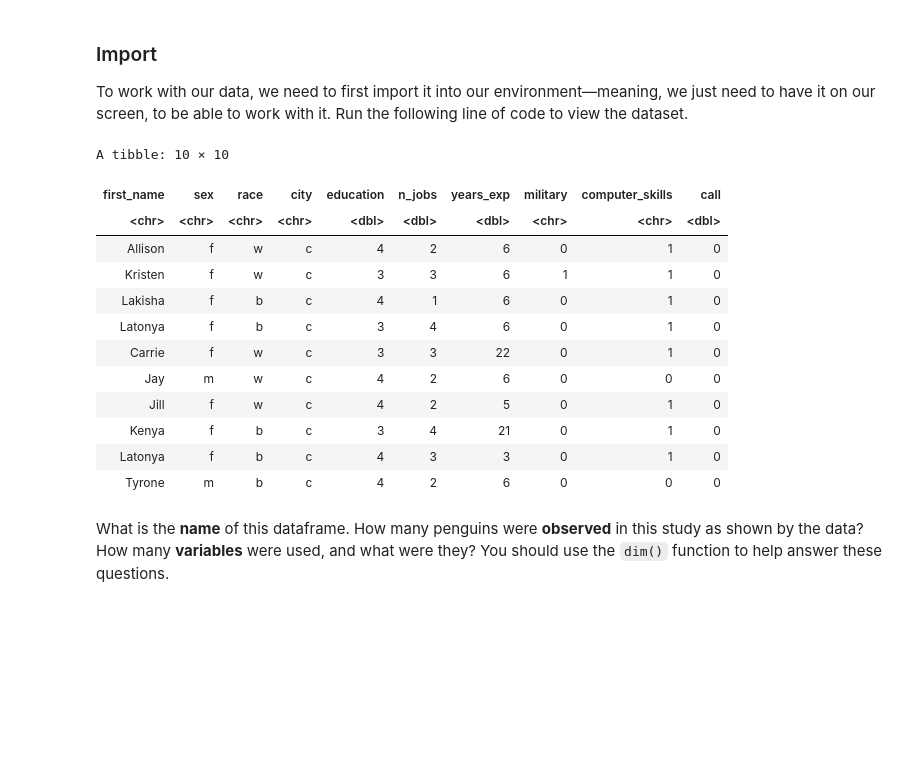
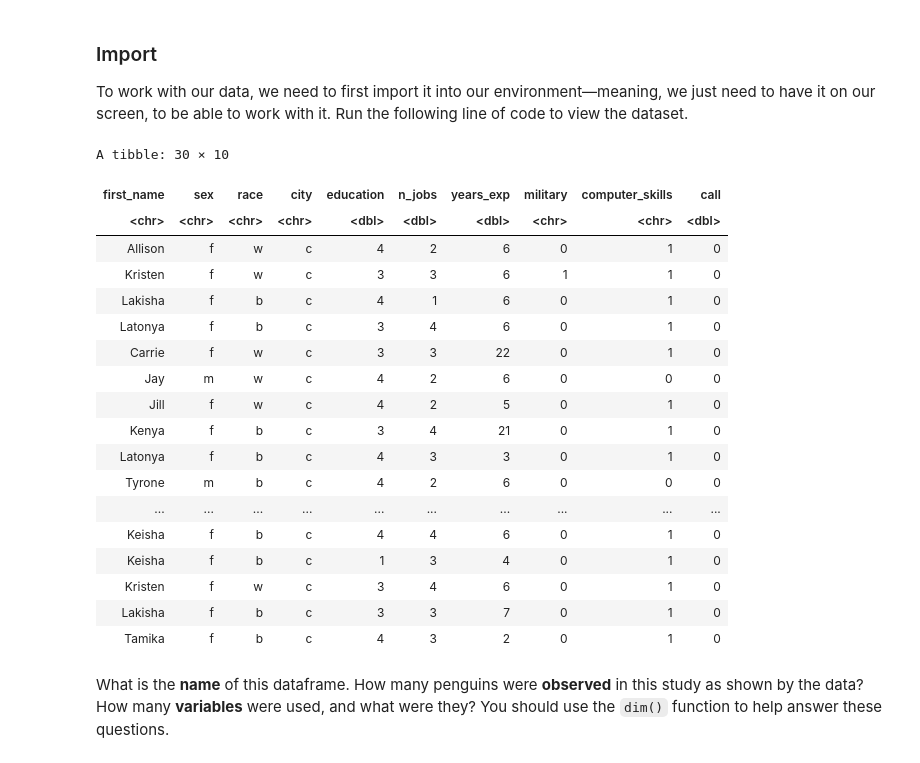
Before and after one commit to JoseC0212/Unit0, a Jupyter notebook: ApResearchCT_SS.ipynb, the cells around one changed output. Cells and saved outputs as stored; diff of their text form; code cells hidden in the pictures; blank space fills up the shorter version.

```diff
--- a/ApResearchCT_SS.ipynb
+++ b/ApResearchCT_SS.ipynb
@@ -121,22 +121,28 @@ To work with our data, we need to first import it into our environment—meaning
 # %%
 lakisha<- data%>%select(first_name, sex, race, city, education, n_jobs, years_exp, military, computer_skills, call)%>%mutate(computer_skills=as.character(computer_skills),military=as.character(military),call=as.character(call))
 lakisha<- lakisha%>%mutate(call=as.numeric(call))
 
-head(lakisha, n=10)
+head(lakisha, n=30)
 # %% [output]
-A tibble: 10 × 10
+A tibble: 30 × 10
 | first_name | sex | race | city | education | n_jobs | years_exp | military | computer_skills | call |
 | <chr> | <chr> | <chr> | <chr> | <dbl> | <dbl> | <dbl> | <chr> | <chr> | <dbl> |
 | Allison | f | w | c | 4 | 2 | 6 | 0 | 1 | 0 |
 | Kristen | f | w | c | 3 | 3 | 6 | 1 | 1 | 0 |
 | Lakisha | f | b | c | 4 | 1 | 6 | 0 | 1 | 0 |
 | Latonya | f | b | c | 3 | 4 | 6 | 0 | 1 | 0 |
 | Carrie | f | w | c | 3 | 3 | 22 | 0 | 1 | 0 |
 | Jay | m | w | c | 4 | 2 | 6 | 0 | 0 | 0 |
 | Jill | f | w | c | 4 | 2 | 5 | 0 | 1 | 0 |
 | Kenya | f | b | c | 3 | 4 | 21 | 0 | 1 | 0 |
 | Latonya | f | b | c | 4 | 3 | 3 | 0 | 1 | 0 |
 | Tyrone | m | b | c | 4 | 2 | 6 | 0 | 0 | 0 |
+| ... | ... | ... | ... | ... | ... | ... | ... | ... | ... |
+| Keisha | f | b | c | 4 | 4 | 6 | 0 | 1 | 0 |
+| Keisha | f | b | c | 1 | 3 | 4 | 0 | 1 | 0 |
+| Kristen | f | w | c | 3 | 4 | 6 | 0 | 1 | 0 |
+| Lakisha | f | b | c | 3 | 3 | 7 | 0 | 1 | 0 |
+| Tamika | f | b | c | 4 | 3 | 2 | 0 | 1 | 0 |
 # %% [markdown]
 
 What is the **name** of this dataframe. How many penguins were **observed** in this study as shown by the data? How many **variables** were used, and what were they? You should use the `dim()` function to help answer these questions.
```
Also changed, not shown: parts of 10 cells of this notebook, 1 other file.
